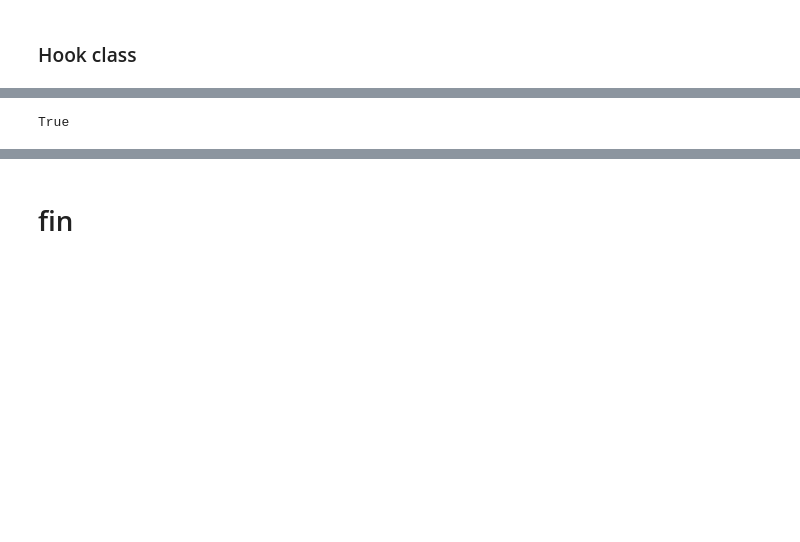
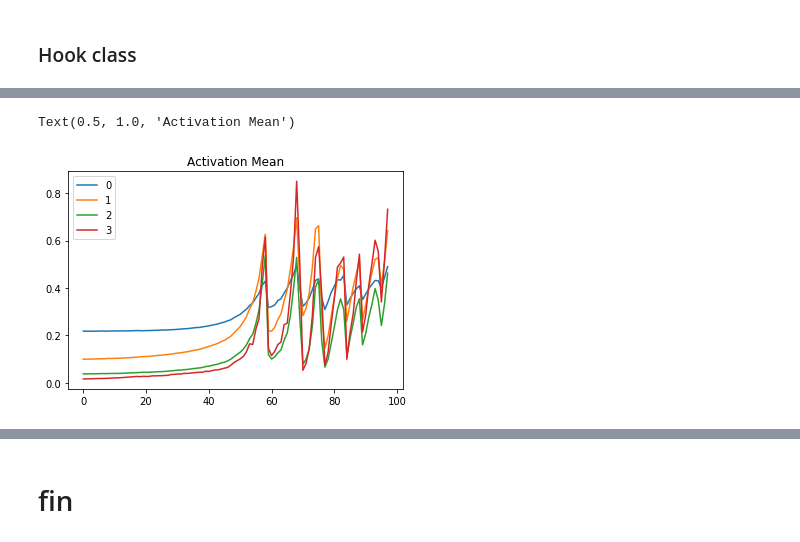
Before and after one commit to qAp/course-v3, a Jupyter notebook: nbs/dl2/06_cuda_cnn_hooks_init-lookntype.ipynb, the cells around one changed output, grey strips where cells are left out. Drawn from its saved outputs; the diff is of its cells as text; code cells hidden in the pictures; blank space fills up the shorter version.

Commit message:
06_cuda_cnn_hooks_init. Latest

```diff
--- a/nbs/dl2/06_cuda_cnn_hooks_init-lookntype.ipynb
+++ b/nbs/dl2/06_cuda_cnn_hooks_init-lookntype.ipynb
@@ -296,4 +280,7 @@ valid: [0.482538671875, tensor(0.8495, device='cuda:0')]
-# %%
-list(model) == [m for m in model.children()]
-# %% [output]
-True
+# %%
+for h in hooks: plt.plot(h.stats[0])
+plt.legend(range(4))
+plt.title('Activation Mean')
+# %% [output]
+Text(0.5, 1.0, 'Activation Mean')
+[figure, added]
```
Also changed, not shown: parts of 31 cells of this notebook.
